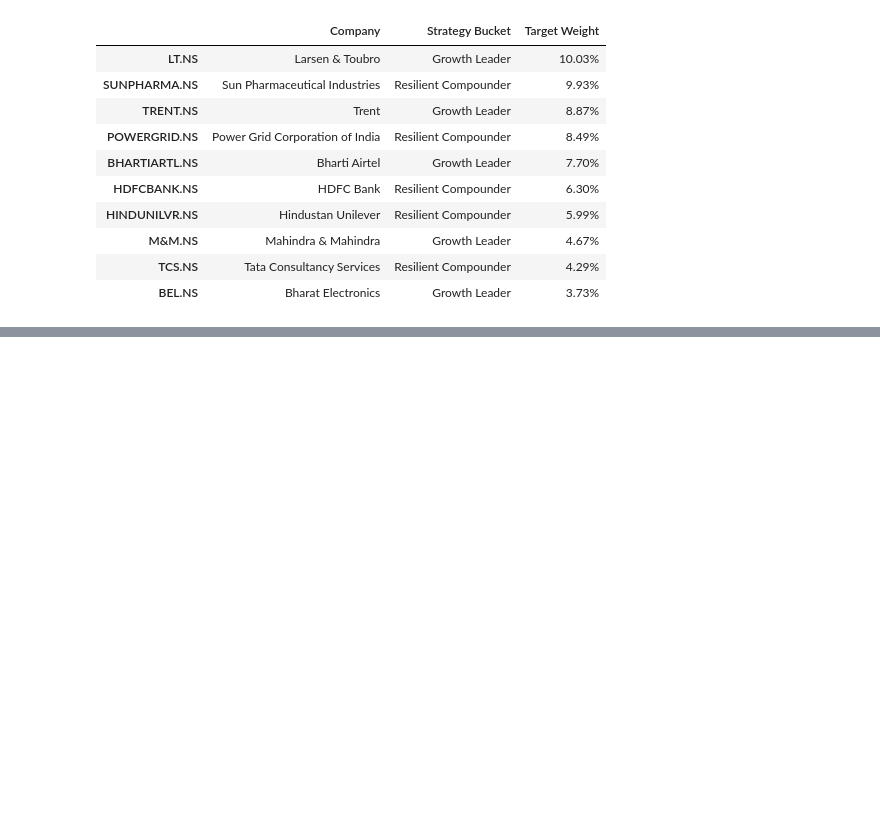
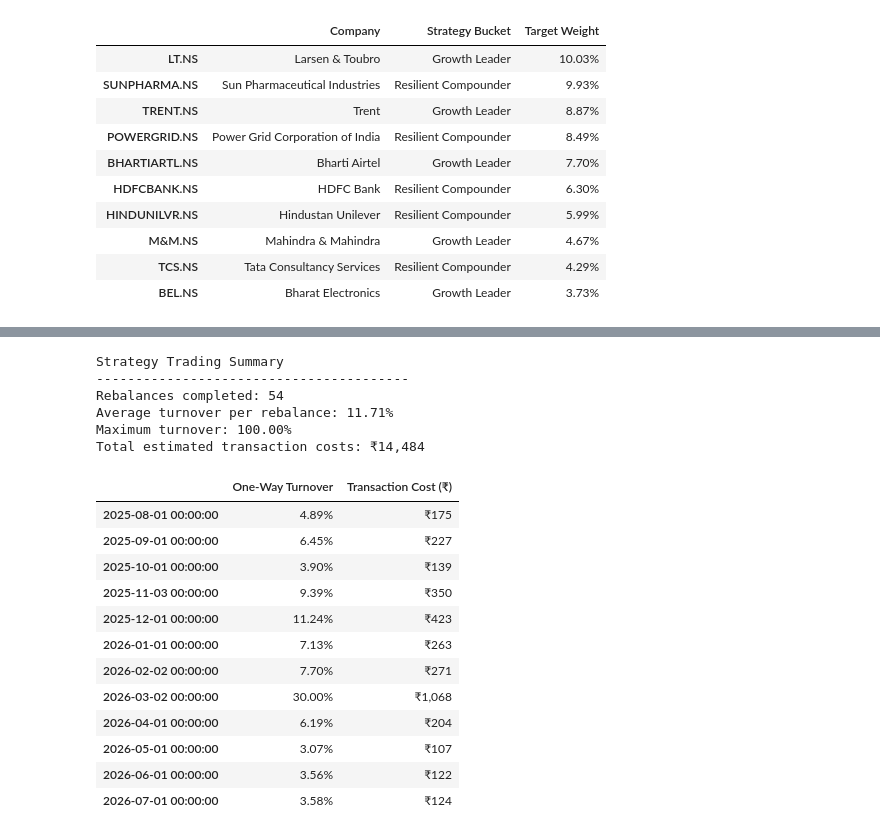
Before and after one commit to Rohil121/bharat-portfolio-lab, a Jupyter notebook: notebooks/01_portfolio_mvp.ipynb, the cells around one changed output, grey strips where cells are left out. Saved outputs shown, nothing was run; the diff lists cells and outputs as text; code cells hidden in the pictures; blank space fills up the shorter version.

```diff
--- a/notebooks/01_portfolio_mvp.ipynb
+++ b/notebooks/01_portfolio_mvp.ipynb
@@ -1487,0 +1911,50 @@ Cash allocation: 30.00%
+# %%
+turnover_summary = pd.DataFrame(
+    {
+        "One-Way Turnover": strategy_turnover,
+        "Transaction Cost (₹)": strategy_transaction_costs,
+    }
+)
+
+print("Strategy Trading Summary")
+print("-" * 40)
+print(f"Rebalances completed: {len(turnover_summary)}")
+print(
+    f"Average turnover per rebalance: "
+    f"{strategy_turnover.mean():.2%}"
+)
+print(
+    f"Maximum turnover: "
+    f"{strategy_turnover.max():.2%}"
+)
+print(
+    f"Total estimated transaction costs: "
+    f"₹{strategy_transaction_costs.sum():,.0f}"
+)
+
+display(turnover_summary.tail(12).style.format(
+    {
+        "One-Way Turnover": "{:.2%}",
+        "Transaction Cost (₹)": "₹{:,.0f}",
+    }
+))
+# %% [output]
+Strategy Trading Summary
+----------------------------------------
+Rebalances completed: 54
+Average turnover per rebalance: 11.71%
+Maximum turnover: 100.00%
+Total estimated transaction costs: ₹14,484
+|  | One-Way Turnover | Transaction Cost (₹) |
+| 2025-08-01 00:00:00 | 4.89% | ₹175 |
+| 2025-09-01 00:00:00 | 6.45% | ₹227 |
+| 2025-10-01 00:00:00 | 3.90% | ₹139 |
+| 2025-11-03 00:00:00 | 9.39% | ₹350 |
+| 2025-12-01 00:00:00 | 11.24% | ₹423 |
+| 2026-01-01 00:00:00 | 7.13% | ₹263 |
+| 2026-02-02 00:00:00 | 7.70% | ₹271 |
+| 2026-03-02 00:00:00 | 30.00% | ₹1,068 |
+| 2026-04-01 00:00:00 | 6.19% | ₹204 |
+| 2026-05-01 00:00:00 | 3.07% | ₹107 |
+| 2026-06-01 00:00:00 | 3.56% | ₹122 |
+| 2026-07-01 00:00:00 | 3.58% | ₹124 |
```
Also changed, not shown: parts of 7 cells of this notebook.
